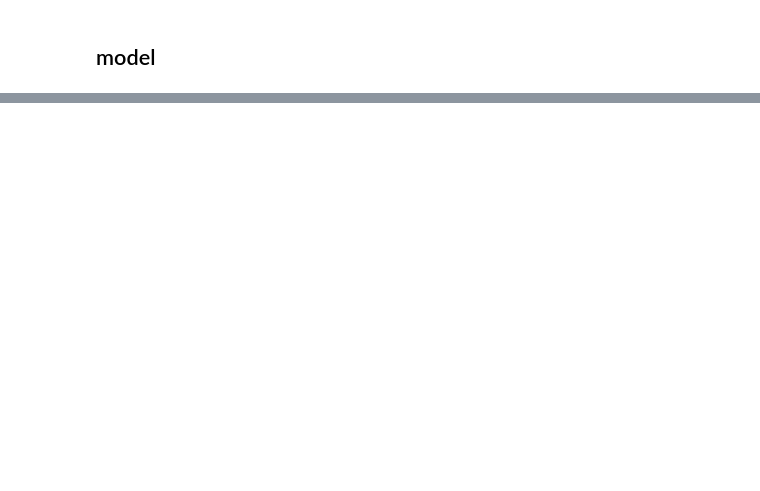
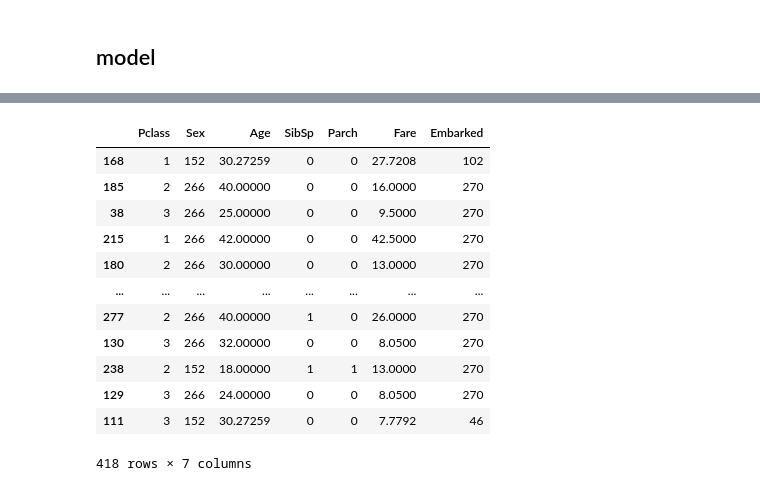
Before and after one commit to CJCSeniorProject/kaggle-titanic, a Jupyter notebook: run.ipynb, the cells around one changed output, grey strips where cells are left out. Cells and saved outputs as stored; diff of their text form; code cells hidden in the pictures; blank space fills up the shorter version.

```diff
--- a/run.ipynb
+++ b/run.ipynb
@@ -64,0 +143,18 @@ model.evaluate(test.drop('Survived', axis=1), test['Survived'])
+# %%
+test_df = pd.read_csv('data/test.csv')
+processed_test_df = process_data(test_df)
+processed_test_df
+# %% [output]
+|  | Pclass | Sex | Age | SibSp | Parch | Fare | Embarked |
+| 168 | 1 | 152 | 30.27259 | 0 | 0 | 27.7208 | 102 |
+| 185 | 2 | 266 | 40.00000 | 0 | 0 | 16.0000 | 270 |
+| 38 | 3 | 266 | 25.00000 | 0 | 0 | 9.5000 | 270 |
+| 215 | 1 | 266 | 42.00000 | 0 | 0 | 42.5000 | 270 |
+| 180 | 2 | 266 | 30.00000 | 0 | 0 | 13.0000 | 270 |
+| ... | ... | ... | ... | ... | ... | ... | ... |
+| 277 | 2 | 266 | 40.00000 | 1 | 0 | 26.0000 | 270 |
+| 130 | 3 | 266 | 32.00000 | 0 | 0 | 8.0500 | 270 |
+| 238 | 2 | 152 | 18.00000 | 1 | 1 | 13.0000 | 270 |
+| 129 | 3 | 266 | 24.00000 | 0 | 0 | 8.0500 | 270 |
+| 111 | 3 | 152 | 30.27259 | 0 | 0 | 7.7792 | 46 |
+418 rows × 7 columns
```
Also changed, not shown: parts of 15 cells of this notebook.
